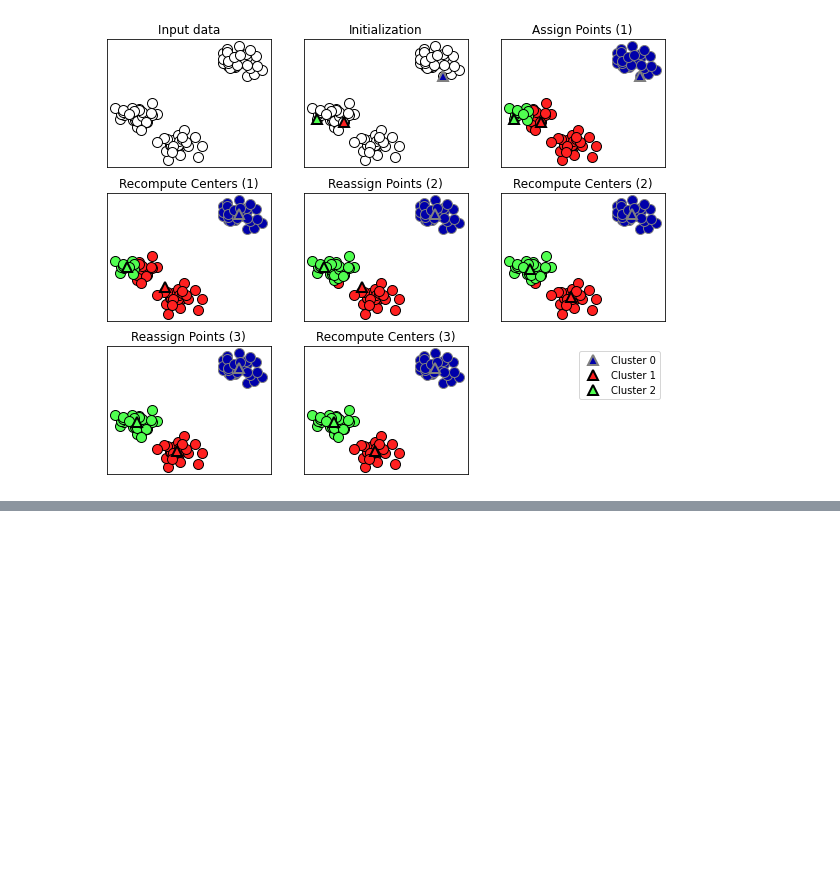
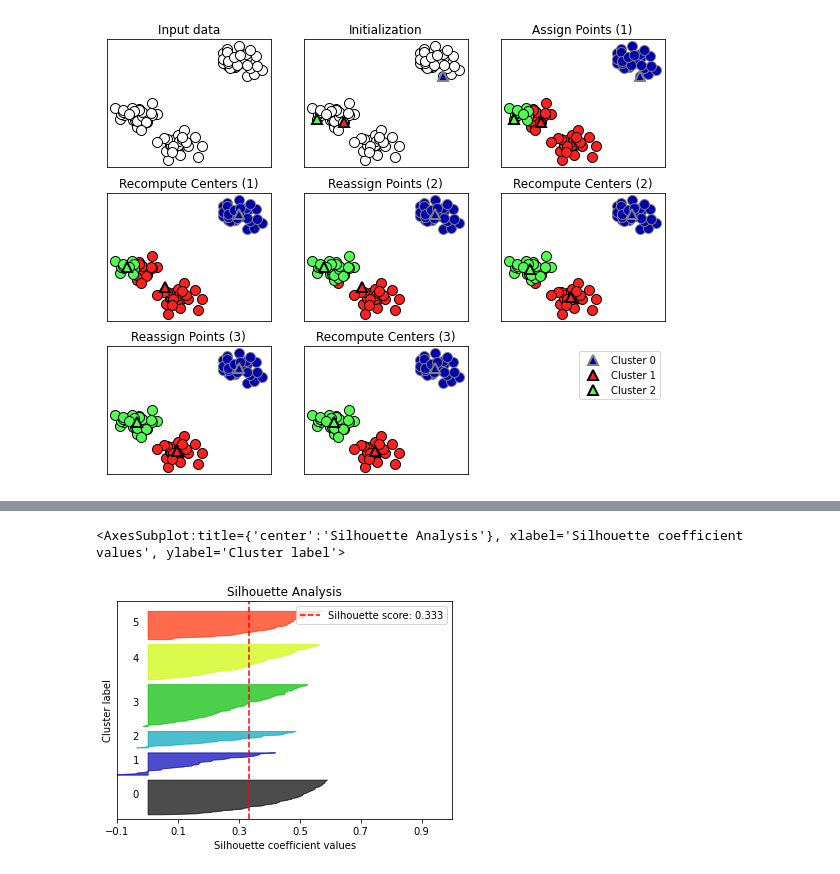
Before and after one commit to stivenlopezg/class-acamica, a Jupyter notebook: notebooks/k_means.ipynb, the cells around one changed output, grey strips where cells are left out. Saved outputs shown, nothing was run; the diff lists cells and outputs as text; code cells hidden in the pictures; blank space fills up the shorter version.

```diff
--- a/notebooks/k_means.ipynb
+++ b/notebooks/k_means.ipynb
@@ -57,0 +99,4 @@ auto.sample(4)
+# %%
+X = pd.DataFrame(imputer.transform(X), columns=numerical_features)
+
+X.isna().sum()
@@ -57,0 +228,5 @@ auto.sample(4)
+# %%
+plot_silhouette(X.drop('cluster', axis=1), cluster_labels=X['cluster'])
+# %% [output]
+<AxesSubplot:title={'center':'Silhouette Analysis'}, xlabel='Silhouette coefficient values', ylabel='Cluster label'>
+[figure, added]
```
Also changed, not shown: parts of 21 cells of this notebook.
